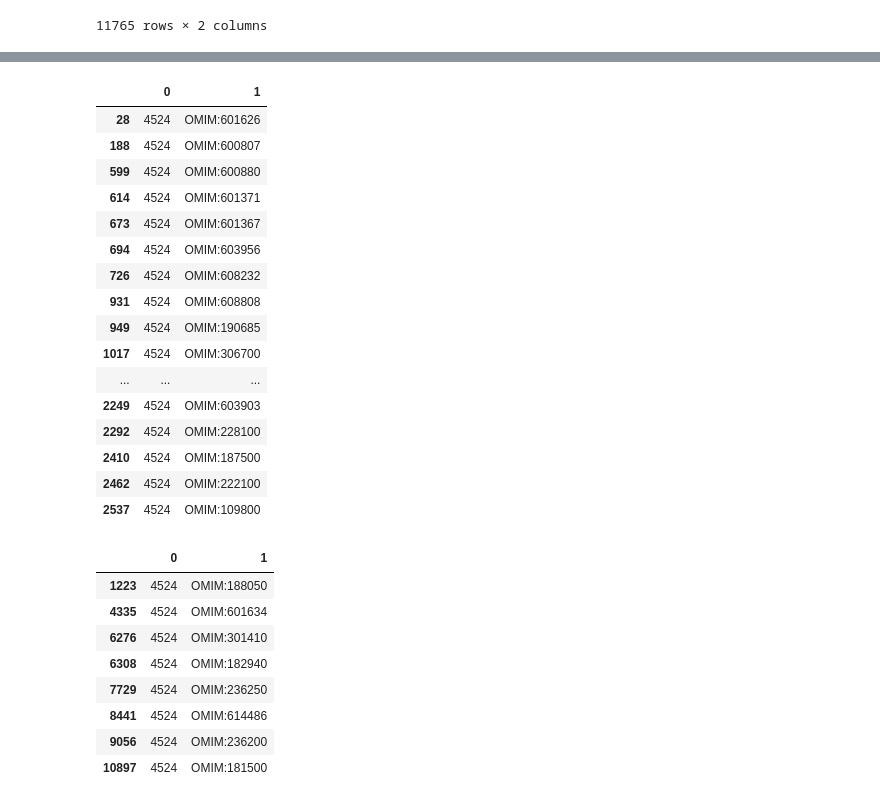
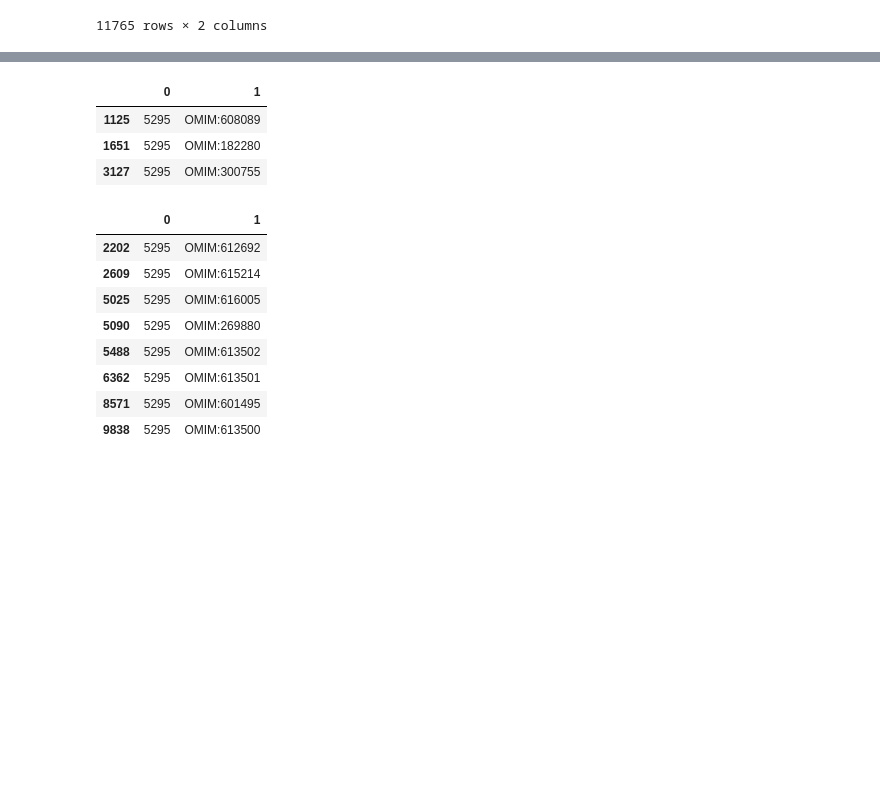
Before and after one commit to Zahra1998Dehghani/gNetDGP, a Jupyter notebook: utility_notebooks/validate-mouse.ipynb, the cells around one changed output, grey strips where cells are left out. Cells and saved outputs as stored; diff of their text form; code cells hidden in the pictures; blank space fills up the shorter version.

```diff
--- a/utility_notebooks/validate-mouse.ipynb
+++ b/utility_notebooks/validate-mouse.ipynb
@@ -64,5 +131,6 @@ gene2diseases_mouse
 # %%
-mouse_human_gene_ids = list(set(gene2diseases_mouse["EntrezGene ID"].tolist()))
+#mouse_human_gene_ids = list(set(gene2diseases_mouse["EntrezGene ID"].tolist()))
+mouse_human_gene_ids = list(set(gene2diseases_mouse["HumanOrthologEntrezID"].tolist()))
 mouse_human_gene_ids = [int(item) for item in mouse_human_gene_ids]
 len(mouse_human_gene_ids)
 # %% [output]
@@ -86,7 +154,8 @@ len(all_disease_OMIM), all_disease_names[:5], all_disease_OMIM[:5]
  ['OMIM:100050', 'OMIM:100070', 'OMIM:100100', 'OMIM:100200', 'OMIM:100300'],
  [163850, 229400, 131100, 262190, 163950])
 # %%
-gene2diseases_mouse_filtered = gene2diseases_mouse[~gene2diseases_mouse["EntrezGene ID"].isin(gene_ids_not_present)]
+#gene2diseases_mouse_filtered = gene2diseases_mouse[~gene2diseases_mouse["EntrezGene ID"].isin(gene_ids_not_present)]
+gene2diseases_mouse_filtered = gene2diseases_mouse[~gene2diseases_mouse["HumanOrthologEntrezID"].isin(gene_ids_not_present)]
 gene2diseases_mouse_filtered
 # %% [output]
 |  | DO Disease ID | DO Disease Name | OMIM IDs | Common Organism Name | NCBI Taxon ID | Symbol | EntrezGene ID | ... |
@@ -128,4 +197,5 @@ See the caveats in the documentation: https://pandas.pydata.org/pandas-docs/stab
 # %%
-gene2diseases_mouse_filtered = gene2diseases_mouse_filtered[["EntrezGene ID", "OMIM IDs"]]
+#gene2diseases_mouse_filtered = gene2diseases_mouse_filtered[["EntrezGene ID", "OMIM IDs"]]
+gene2diseases_mouse_filtered = gene2diseases_mouse_filtered[["HumanOrthologEntrezID", "OMIM IDs"]]
 gene2diseases_mouse_filtered
 # %% [output]
@@ -146,5 +216,10 @@ gene2diseases_mouse_filtered
 #gene2diseases_zebrafish_genes_OMIMs["OMIM_ID"] =  'OMIM:' + gene2diseases_zebrafish_genes_OMIMs['OMIM_ID'].astype(str)
 #gene2diseases_zebrafish_genes_OMIMs
 gene2diseases_mouse_filtered = gene2diseases_mouse_filtered[~(gene2diseases_mouse_filtered["OMIM IDs"] == -1)]
+gene2diseases_mouse_filtered["HumanOrthologEntrezID"] = [int(item) for item in \
+                                                         gene2diseases_mouse_filtered["HumanOrthologEntrezID"].tolist()]
+gene2diseases_mouse_filtered["OMIM IDs"] = [str(item) for item in \
+                                                         gene2diseases_mouse_filtered["OMIM IDs"].tolist()]
+gene2diseases_mouse_filtered = gene2diseases_mouse_filtered.drop_duplicates()
 gene2diseases_mouse_filtered
 # %% [output]
@@ -404,34 +489,21 @@ df_only_in_mouse
 # %%
 df_only_in_mouse.to_csv("df_only_in_mouse.tsv", sep="\t", index=None)
 # %%
-df_only_in_mouse[df_only_in_mouse.loc[:, 0] == 4524]
+df_only_in_mouse[df_only_in_mouse.loc[:, 0] == 5295]
 # %% [output]
 |  | 0 | 1 |
-| 28 | 4524 | OMIM:601626 |
-| 188 | 4524 | OMIM:600807 |
-| 599 | 4524 | OMIM:600880 |
-| 614 | 4524 | OMIM:601371 |
-| 673 | 4524 | OMIM:601367 |
-| 694 | 4524 | OMIM:603956 |
-| 726 | 4524 | OMIM:608232 |
-| 931 | 4524 | OMIM:608808 |
-| 949 | 4524 | OMIM:190685 |
-| 1017 | 4524 | OMIM:306700 |
-| ... | ... | ... |
-| 2249 | 4524 | OMIM:603903 |
-| 2292 | 4524 | OMIM:228100 |
-| 2410 | 4524 | OMIM:187500 |
-| 2462 | 4524 | OMIM:222100 |
-| 2537 | 4524 | OMIM:109800 |
+| 1125 | 5295 | OMIM:608089 |
+| 1651 | 5295 | OMIM:182280 |
+| 3127 | 5295 | OMIM:300755 |
 # %%
-unique_human_gene_diseases[unique_human_gene_diseases.loc[:, 0] == 4524]
+unique_human_gene_diseases[unique_human_gene_diseases.loc[:, 0] == 5295]
 # %% [output]
 |  | 0 | 1 |
-| 1223 | 4524 | OMIM:188050 |
-| 4335 | 4524 | OMIM:601634 |
-| 6276 | 4524 | OMIM:301410 |
-| 6308 | 4524 | OMIM:182940 |
-| 7729 | 4524 | OMIM:236250 |
-| 8441 | 4524 | OMIM:614486 |
-| 9056 | 4524 | OMIM:236200 |
-| 10897 | 4524 | OMIM:181500 |
+| 2202 | 5295 | OMIM:612692 |
+| 2609 | 5295 | OMIM:615214 |
+| 5025 | 5295 | OMIM:616005 |
+| 5090 | 5295 | OMIM:269880 |
+| 5488 | 5295 | OMIM:613502 |
+| 6362 | 5295 | OMIM:613501 |
+| 8571 | 5295 | OMIM:601495 |
+| 9838 | 5295 | OMIM:613500 |
```
Also changed, not shown: parts of 38 cells of this notebook, 4 other files.
